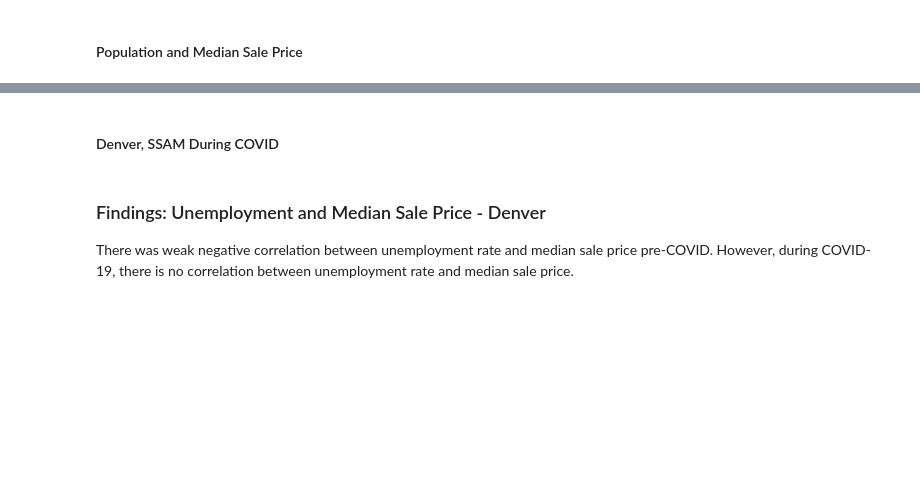
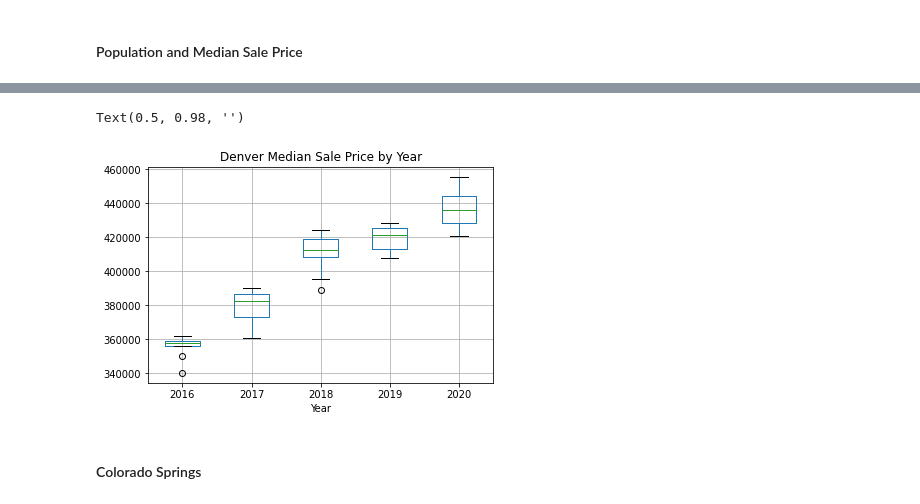
Before and after one commit to binetala/The_Very_Best_Team, a Jupyter notebook: Cole/median_sale_price_analyses.ipynb, the cells around one changed output, grey strips where cells are left out. Drawn from its saved outputs; the diff is of its cells as text; code cells hidden in the pictures; blank space fills up the shorter version.

```diff
--- a/Cole/median_sale_price_analyses.ipynb
+++ b/Cole/median_sale_price_analyses.ipynb
@@ -284,7 +198,3 @@ Median Sale Price is at an all-time high from 2016 to 2020, even when employment
-# %%
-# Denver SSAM
-
-denver_ssam = ssam_df[ssam_df["Region Name"].str.contains("Denver")].groupby("Year-Month").first()
 # %%
 # Colorado Springs SSAM
 co_springs_ssam = ssam_df[ssam_df["Region Name"].str.contains("Colorado Springs")].groupby("Year-Month").first()
@@ -350,2 +207,0 @@ plt.savefig("images/pre-covid_denver_ssam_unemp.jpeg")
-# %% [markdown]
-#### Denver, SSAM During COVID
@@ -369,8 +208,7 @@ plt.savefig("images/dur-covid_denver_ssam_unemp.jpeg")
-# %% [markdown]
-### Findings: Unemployment and Median Sale Price - Denver
-
-There was weak negative correlation between unemployment rate and median sale price pre-COVID. However, during COVID-19, there is no correlation between unemployment rate and median sale price.
 # %%
-den_ssam_box = denver_ssam.boxplot(by="Year", column="Value").set_title("")
-plt.ylabel("Denver Median Sale Price")
-plt.show()
+denver_ssam.boxplot(by="Year", column="Value").set_title("")
+plt.title("Denver Median Sale Price by Year")
+plt.suptitle("")
+# %% [output]
+Text(0.5, 0.98, '')
+[figure, added]
@@ -380,0 +215,2 @@ plt.show()
+# %% [markdown]
+#### Colorado Springs
```
Also changed, not shown: parts of 42 cells of this notebook, 4 other files.
